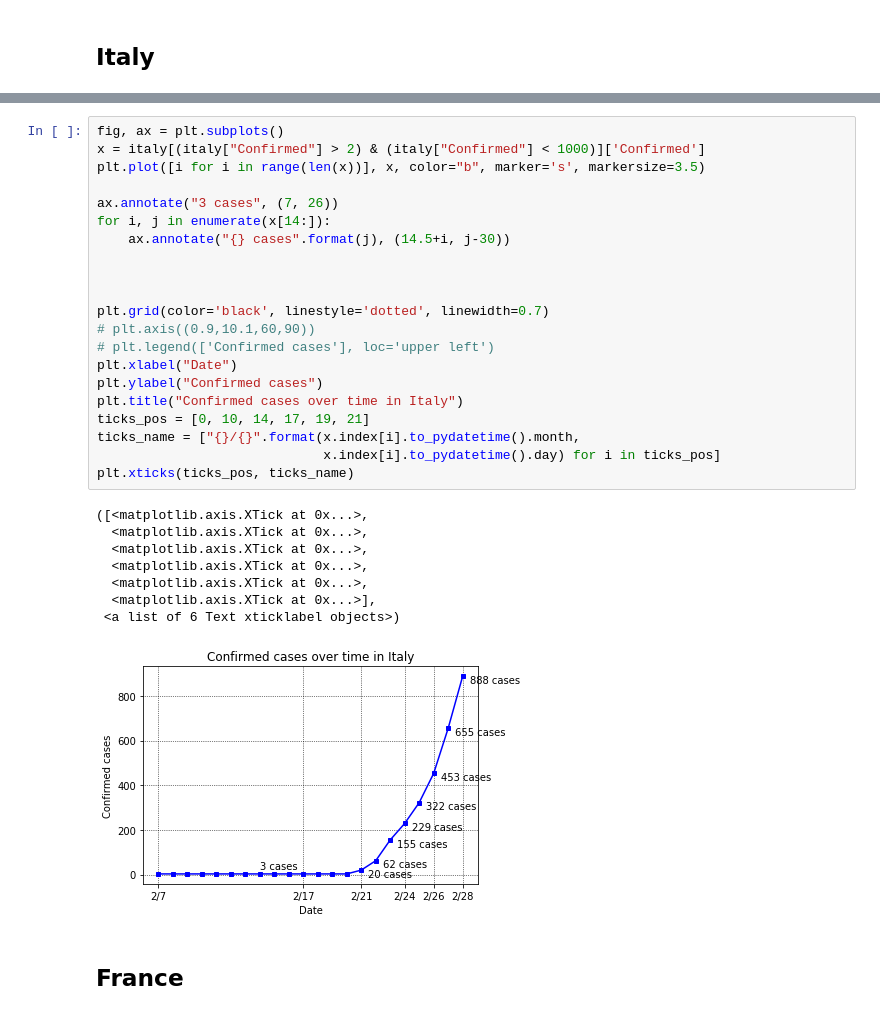
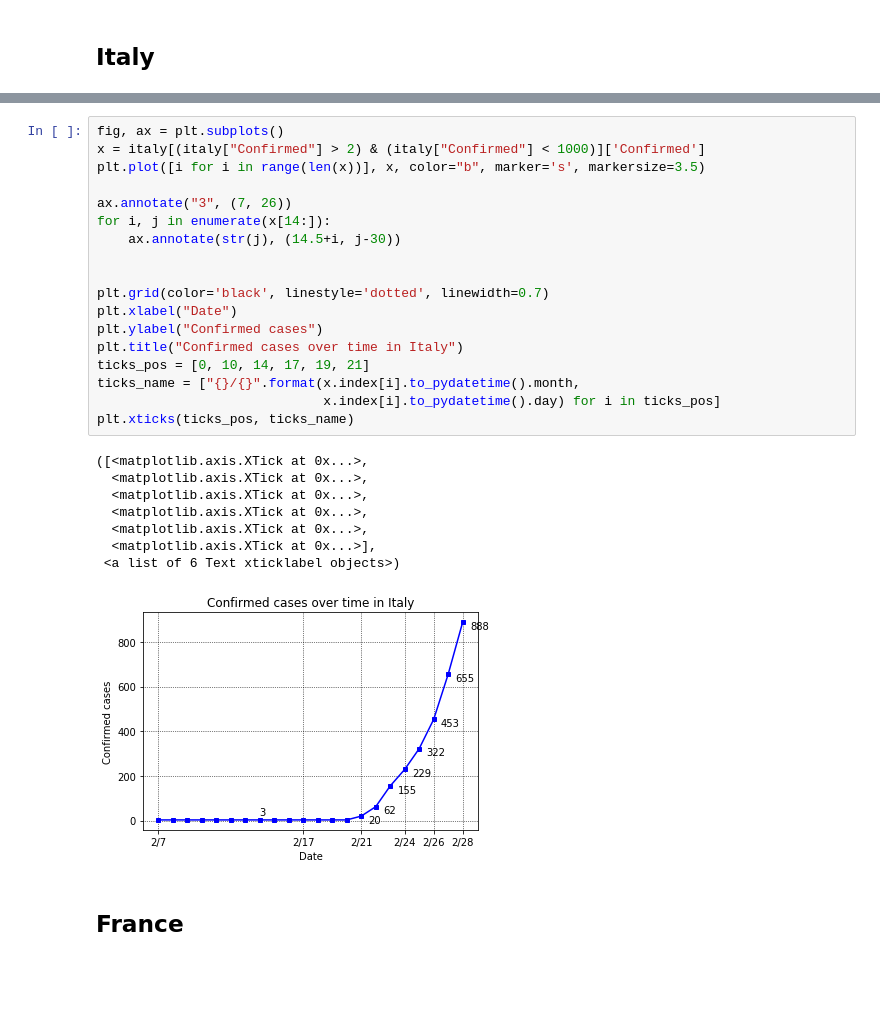
Before and after one commit to paaatcha/covid-19, a Jupyter notebook: analysis.ipynb, the cells around one changed output, grey strips where cells are left out. Drawn from its saved outputs; the diff is of its cells as text; blank space fills up the shorter version.

```diff
--- a/analysis.ipynb
+++ b/analysis.ipynb
@@ -322,33 +313,30 @@ plt.xticks(ticks_pos, ticks_name)
 # %%
 fig, ax = plt.subplots()
 x = italy[(italy["Confirmed"] > 2) & (italy["Confirmed"] < 1000)]['Confirmed']
 plt.plot([i for i in range(len(x))], x, color="b", marker='s', markersize=3.5)
 
-ax.annotate("3 cases", (7, 26))
+ax.annotate("3", (7, 26))
 for i, j in enumerate(x[14:]):
-    ax.annotate("{} cases".format(j), (14.5+i, j-30))
-
+    ax.annotate(str(j), (14.5+i, j-30))
 
 
 plt.grid(color='black', linestyle='dotted', linewidth=0.7)
-# plt.axis((0.9,10.1,60,90))
-# plt.legend(['Confirmed cases'], loc='upper left')
 plt.xlabel("Date")
 plt.ylabel("Confirmed cases")
 plt.title("Confirmed cases over time in Italy")
 ticks_pos = [0, 10, 14, 17, 19, 21]
 ticks_name = ["{}/{}".format(x.index[i].to_pydatetime().month,
                              x.index[i].to_pydatetime().day) for i in ticks_pos]
 plt.xticks(ticks_pos, ticks_name)
 # %% [output]
 ([<matplotlib.axis.XTick at 0x...>,
   <matplotlib.axis.XTick at 0x...>,
   <matplotlib.axis.XTick at 0x...>,
   <matplotlib.axis.XTick at 0x...>,
   <matplotlib.axis.XTick at 0x...>,
   <matplotlib.axis.XTick at 0x...>],
  <a list of 6 Text xticklabel objects>)
-[figure, old version]
+[figure, new version]
 # %% [markdown]
 ## France
 # %%
```
Also changed, not shown: parts of 29 cells of this notebook, 8 other files.
